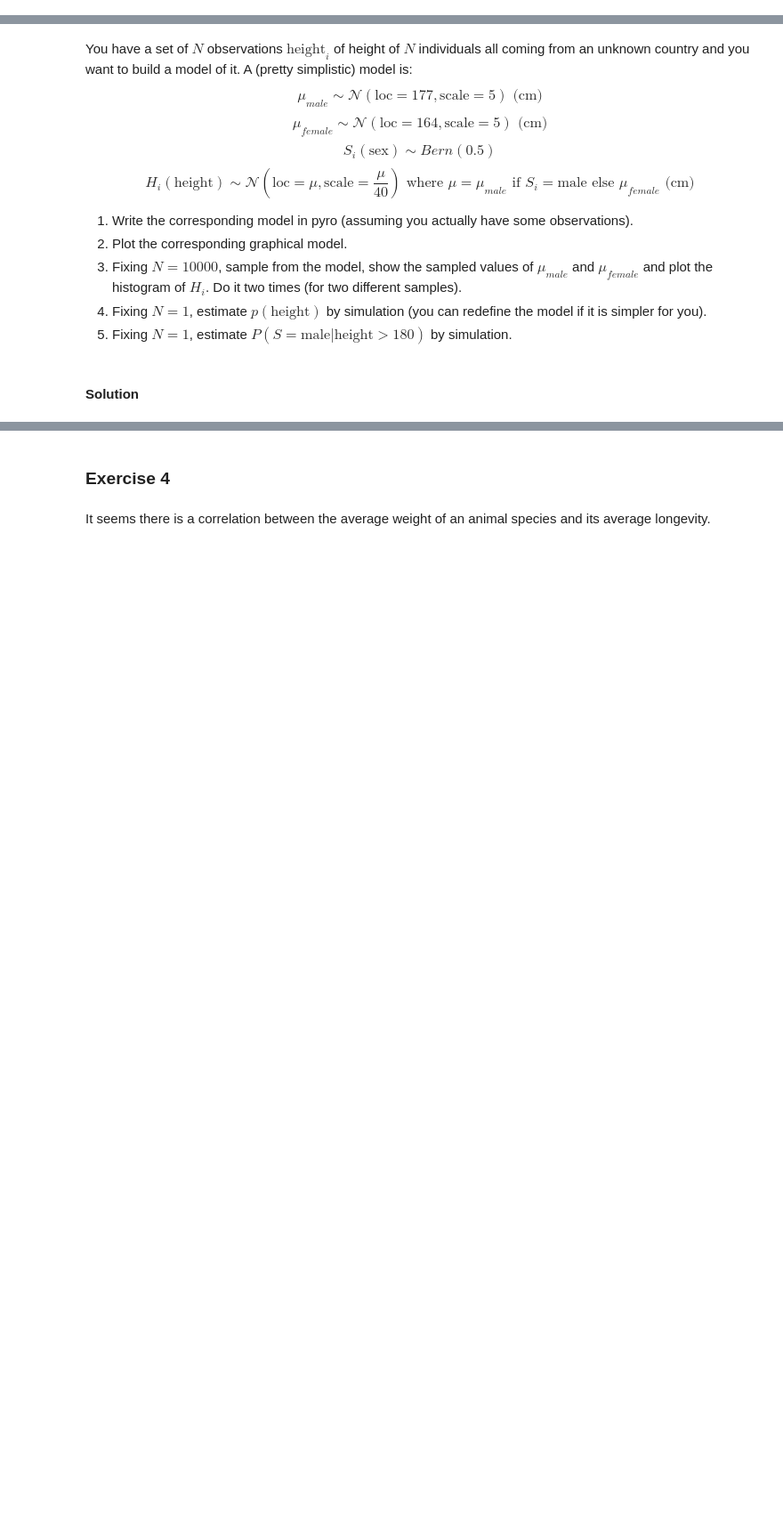
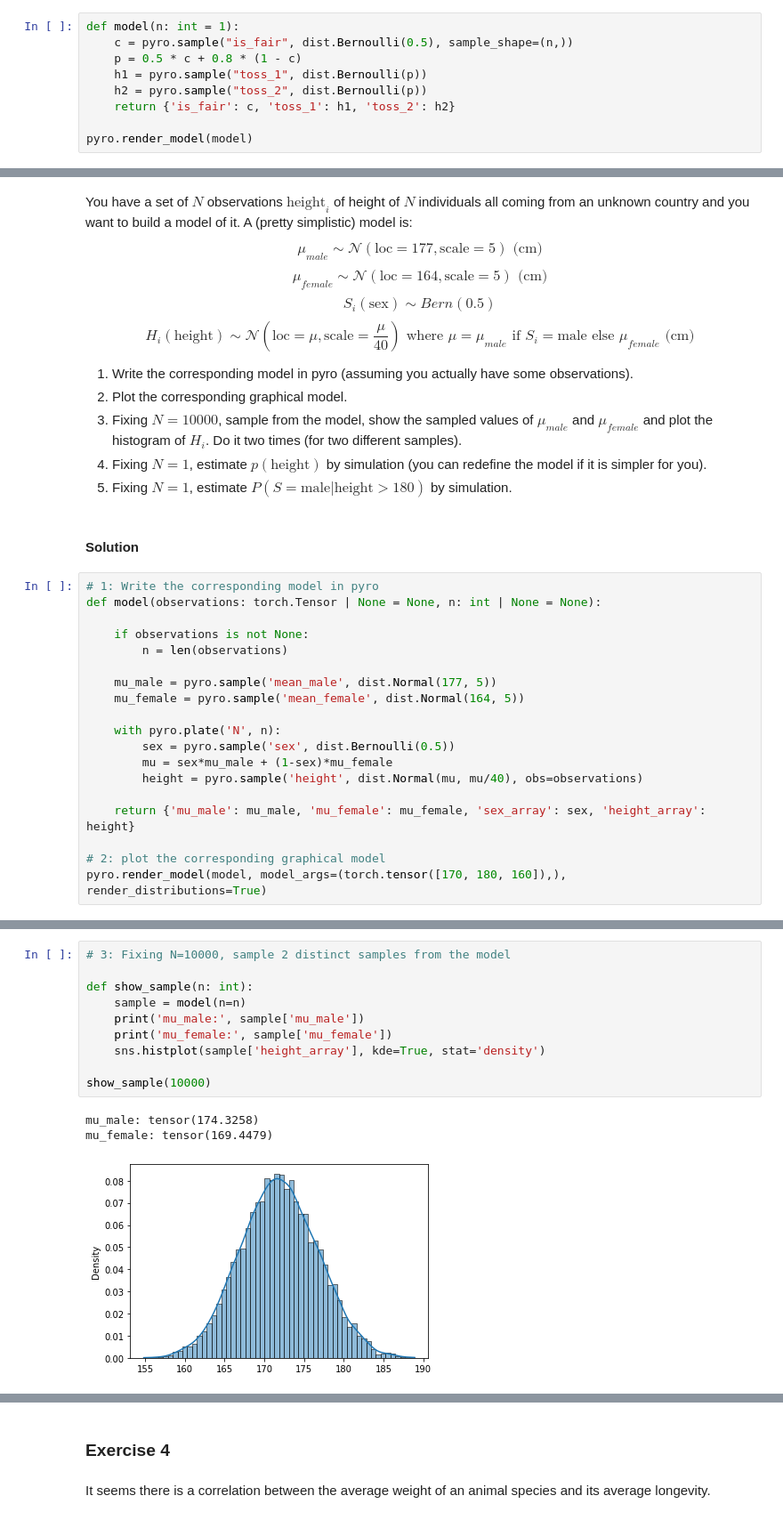
Before and after one commit to DavideScassola/PML2024, a Jupyter notebook: Notebooks/03_pyro_basics_exercises.ipynb, the cells around one changed output, grey strips where cells are left out. Shown at 89% size. Drawn from its saved outputs; the diff is of its cells as text; blank space fills up the shorter version.

```diff
--- a/Notebooks/03_pyro_basics_exercises.ipynb
+++ b/Notebooks/03_pyro_basics_exercises.ipynb
@@ -103,3 +103,12 @@ Now you can give an approximate answer to the following questions through simula
 3. Compute $p(h_2 | h_1)$
 # %% [markdown]
 #### Solution
+# %%
+def model(n: int = 1):
+    c = pyro.sample("is_fair", dist.Bernoulli(0.5), sample_shape=(n,))
+    p = 0.5 * c + 0.8 * (1 - c)
+    h1 = pyro.sample("toss_1", dist.Bernoulli(p))
+    h2 = pyro.sample("toss_2", dist.Bernoulli(p))
+    return {'is_fair': c, 'toss_1': h1, 'toss_2': h2}
+
+pyro.render_model(model)
@@ -120,3 +170,22 @@ $$H_i (\text{height}) \sim \mathcal{N}(  \text{loc}=\mu,   \text{scale}= \frac{
 5. Fixing $N=1$, estimate $P(S = \text{male}| \text{height}> 180)$ by simulation.
 # %% [markdown]
 #### Solution
+# %%
+# 1: Write the corresponding model in pyro
+def model(observations: torch.Tensor | None = None, n: int | None = None):
+
+    if observations is not None:
+        n = len(observations)
+
+    mu_male = pyro.sample('mean_male', dist.Normal(177, 5))
+    mu_female = pyro.sample('mean_female', dist.Normal(164, 5))
+
+    with pyro.plate('N', n):
+        sex = pyro.sample('sex', dist.Bernoulli(0.5))
+        mu = sex*mu_male + (1-sex)*mu_female
+        height = pyro.sample('height', dist.Normal(mu, mu/40), obs=observations)
+
+    return {'mu_male': mu_male, 'mu_female': mu_female, 'sex_array': sex, 'height_array': height}
+
+# 2: plot the corresponding graphical model
+pyro.render_model(model, model_args=(torch.tensor([170, 180, 160]),), render_distributions=True)
@@ -122,0 +194,14 @@ $$H_i (\text{height}) \sim \mathcal{N}(  \text{loc}=\mu,   \text{scale}= \frac{
+# %%
+# 3: Fixing N=10000, sample 2 distinct samples from the model
+
+def show_sample(n: int):
+    sample = model(n=n)
+    print('mu_male:', sample['mu_male'])
+    print('mu_female:', sample['mu_female'])
+    sns.histplot(sample['height_array'], kde=True, stat='density')
+
+show_sample(10000)
+# %% [output]
+mu_male: tensor(174.3258)
+mu_female: tensor(169.4479)
+[figure, added]
```
Also changed, not shown: parts of 14 cells of this notebook.
